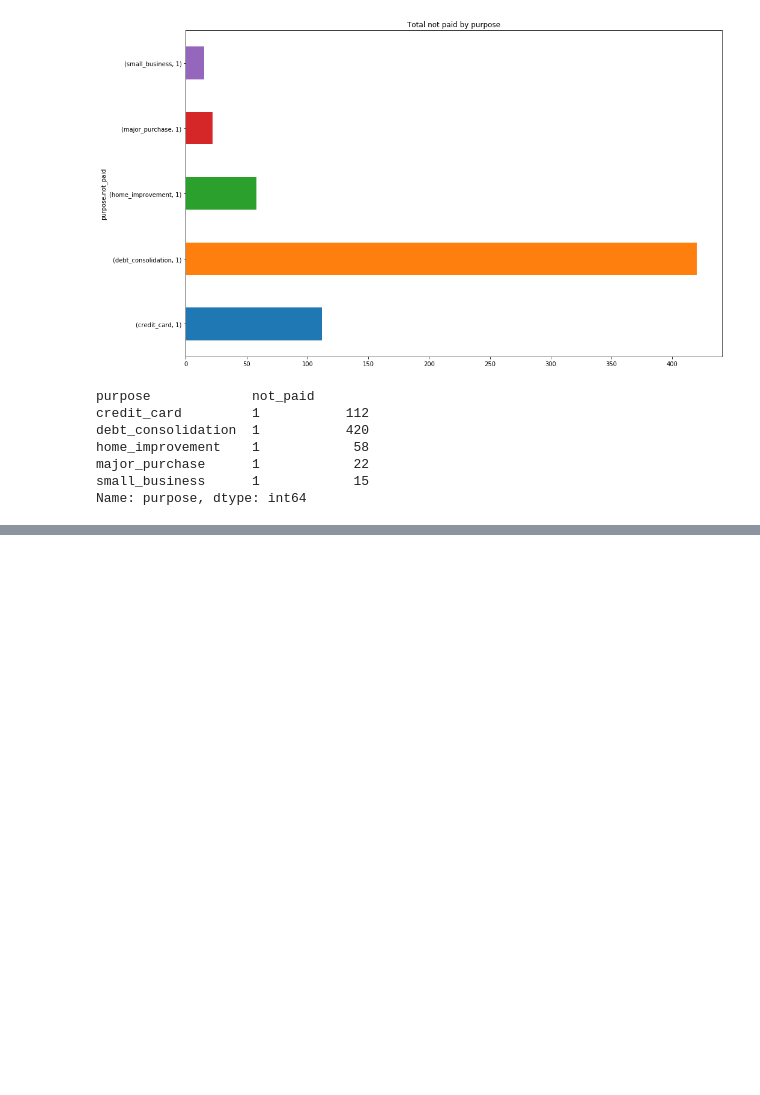
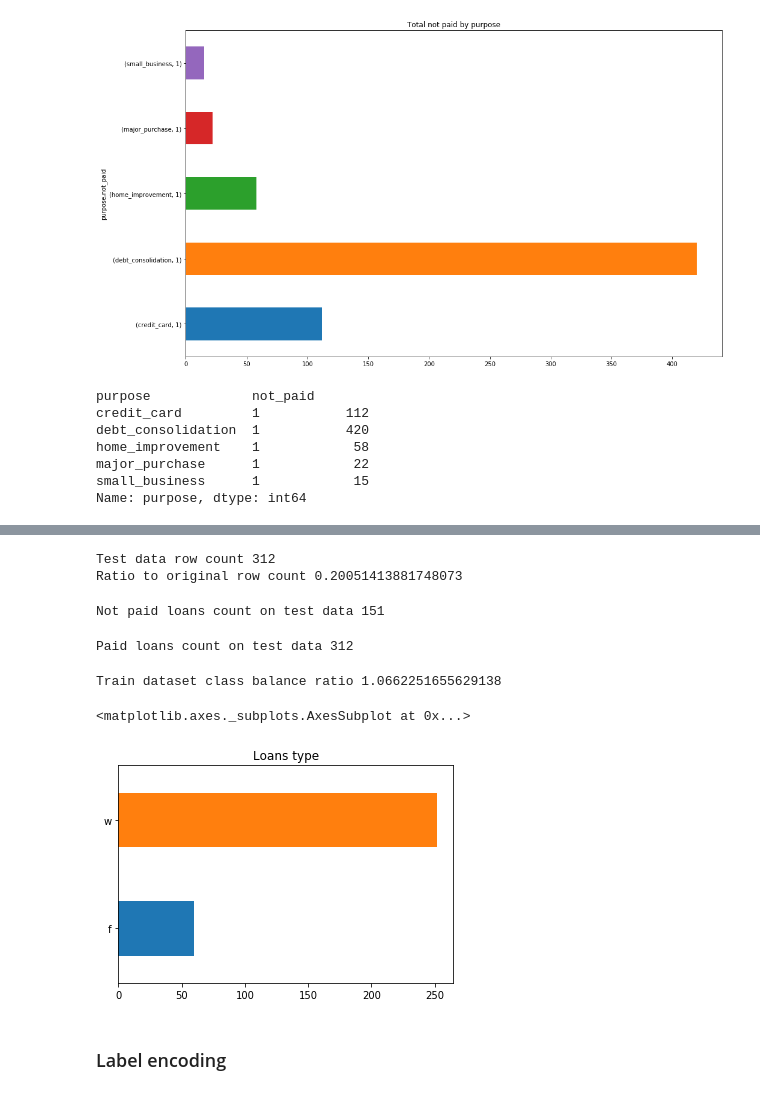
Before and after one commit to Bladefidz/finhacks, a Jupyter notebook: 2018/problem1/solutions.ipynb, the cells around one changed output, grey strips where cells are left out. Cells and saved outputs as stored; diff of their text form; code cells hidden in the pictures; blank space fills up the shorter version.

```diff
--- a/2018/problem1/solutions.ipynb
+++ b/2018/problem1/solutions.ipynb
@@ -255,0 +268,30 @@ Name: purpose, dtype: int64
+# %%
+dataTest = pd.read_csv('dataset1/test1.csv')
+# %%
+print("Test data row count", len(dataTest))
+print("Ratio to original row count", len(dataTest)/1556)
+# %% [output]
+Test data row count 312
+Ratio to original row count 0.20051413881748073
+# %%
+notPaidLoans = dataTest[dataTest['not_paid']==1]
+notPaidLoans.pop('not_paid')
+print("Not paid loans count on test data", len(notPaidLoans))
+# %% [output]
+Not paid loans count on test data 151
+# %%
+paidLoans = dataTest[dataTest['not_paid']==0]
+paidLoans.pop('not_paid')
+print("Paid loans count on test data", len(dataTest))
+# %% [output]
+Paid loans count on test data 312
+# %%
+print("Train dataset class balance ratio", len(paidLoans)/len(notPaidLoans))
+# %% [output]
+Train dataset class balance ratio 1.0662251655629138
+# %%
+dataTest['initial_list_status'].value_counts().sort_values().plot(
+    x='category', y='frequency', kind='barh', title='Loans type')
+# %% [output]
+<matplotlib.axes._subplots.AxesSubplot at 0x...>
+[figure, added]
@@ -255,0 +308,2 @@ Name: purpose, dtype: int64
+# %% [markdown]
+### Label encoding
```
Also changed, not shown: parts of 47 cells of this notebook.
